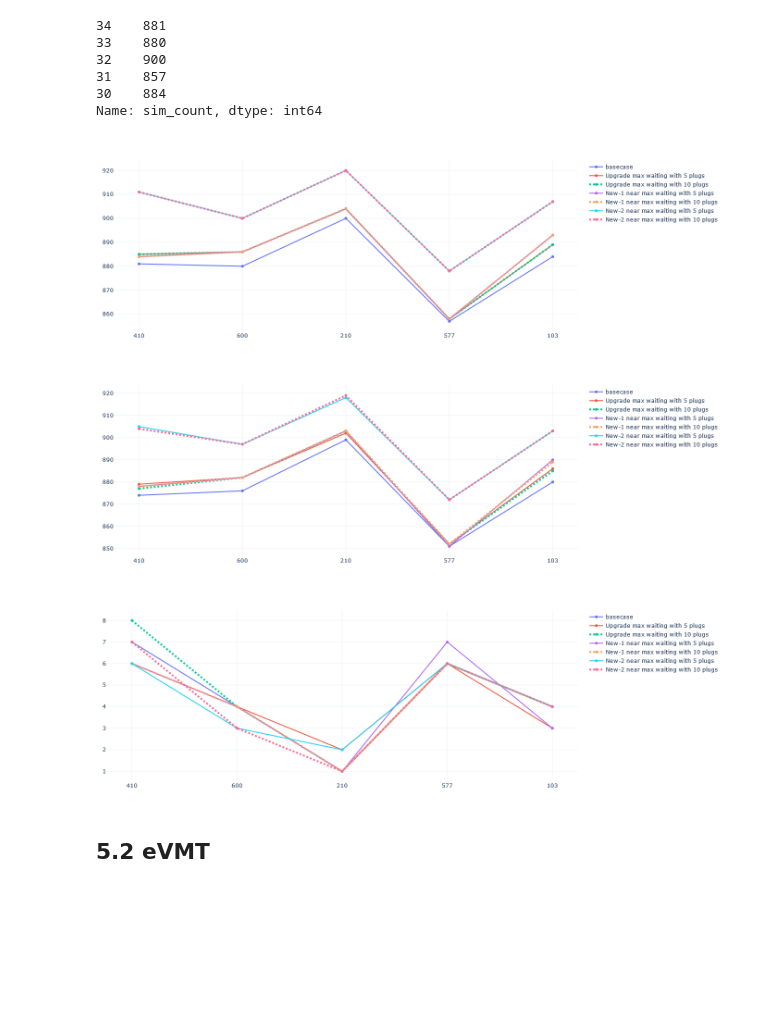
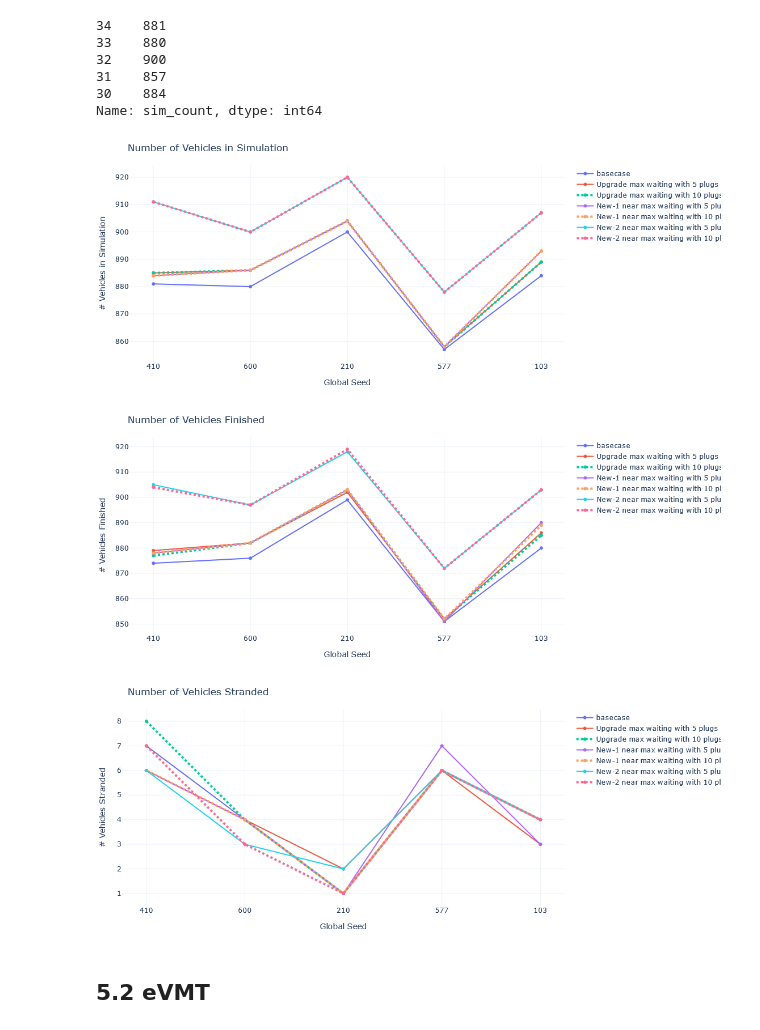
Before and after one commit to chintanp/ChargEval, a Jupyter notebook: scripts/defense_study_1.ipynb, the cells around one changed output. Drawn from its saved outputs; the diff is of its cells as text; code cells hidden in the pictures; blank space fills up the shorter version.

Commit message:
local work on data analysis

```diff
--- a/scripts/defense_study_1.ipynb
+++ b/scripts/defense_study_1.ipynb
@@ -349,11 +349,11 @@ from evtrip_scenarios ets
               on ets.analysis_id = ecs.analysis_id
 join (select count(wait_id) as wait_count, analysis_id from evse_evs_waiting group by analysis_id) as ew
               on ets.analysis_id = ew.analysis_id
-where ets.analysis_id IN (select analysis_id from analysis_record where set_id IN %s UNION (select %s as analysis_id))
+where ets.analysis_id IN (select analysis_id from analysis_record where set_id IN %s)
 group by ets.analysis_id, nevse_count, ef.fin_count, es.str_count, ef.evmt, ecs.cs_count, ew.wait_count
 order by ets.analysis_id desc
 ;"""
-count_stats = pd.read_sql_query(sql=sql_count_stats, con=conn, params=(set_id,basecase_aid))
+count_stats = pd.read_sql_query(sql=sql_count_stats, con=conn, params=(set_id,))
 #count_stats.sort_values(by=['analysis_id'], inplace=True)
 count_stats
 # %% [output]
@@ -492,32 +504,34 @@ Name: sim_count, dtype: int64
 # %%
 # EVs in simulation
 fig = go.Figure()
 fig.add_trace(go.Scatter(x=seeds, y=count_stats[(500 <= count_stats['analysis_id']) & (count_stats['analysis_id']<= 504)].sort_values('analysis_id')['sim_count'],
                     mode='lines+markers',
                     name='basecase'))
 fig.add_trace(go.Scatter(x=seeds, y=count_stats[(506 <= count_stats['analysis_id']) & (count_stats['analysis_id']<= 510)].sort_values('analysis_id')['sim_count'],
                     mode='lines+markers',
                     name='Upgrade max waiting with 5 plugs'))
 fig.add_trace(go.Scatter(x=seeds, y=count_stats[(511 <= count_stats['analysis_id']) & (count_stats['analysis_id']<= 515)].sort_values('analysis_id')['sim_count'],
                     mode='lines+markers',
                     name='Upgrade max waiting with 10 plugs', line=dict(width=4, dash='dot')))
 fig.add_trace(go.Scatter(x=seeds, y=count_stats[(516 <= count_stats['analysis_id']) & (count_stats['analysis_id']<= 520)].sort_values('analysis_id')['sim_count'],
                     mode='lines+markers',
                     name='New-1 near max waiting with 5 plugs'))
 fig.add_trace(go.Scatter(x=seeds, y=count_stats[(521 <= count_stats['analysis_id']) & (count_stats['analysis_id']<= 525)].sort_values('analysis_id')['sim_count'],
                     mode='lines+markers',
                     name='New-1 near max waiting with 10 plugs', line=dict(width=4, dash='dot')))
 fig.add_trace(go.Scatter(x=seeds, y=count_stats[(526 <= count_stats['analysis_id']) & (count_stats['analysis_id']<= 530)].sort_values('analysis_id')['sim_count'],
                     mode='lines+markers',
                     name='New-2 near max waiting with 5 plugs'))
 fig.add_trace(go.Scatter(x=seeds, y=count_stats[(531 <= count_stats['analysis_id']) & (count_stats['analysis_id']<= 535)].sort_values('analysis_id')['sim_count'],
                     mode='lines+markers',
                     name='New-2 near max waiting with 10 plugs', line=dict(width=4, dash='dot')))
 fig.update_xaxes(type='category')
-fig.update_layout(margin=dict(l=20, r=20, t=50, b=20), uniformtext_minsize=8, uniformtext_mode='hide', template='plotly_white')
+fig.update_layout(margin=dict(l=20, r=20, t=50, b=20), uniformtext_minsize=8, uniformtext_mode='hide', template='plotly_white', title="Number of Vehicles in Simulation",
+        yaxis_title="# Vehicles in Simulation",
+        xaxis_title="Global Seed")
 fig.show()
 # %% [output]
-[figure, old version]
+[figure, new version]
 # %%
 # EVs finished
 fig = go.Figure()
@@ -543,10 +557,12 @@ fig.add_trace(go.Scatter(x=seeds, y=count_stats[(531 <= count_stats['analysis_id
                     mode='lines+markers',
                     name='New-2 near max waiting with 10 plugs', line=dict(width=4, dash='dot')))
 fig.update_xaxes(type='category')
-fig.update_layout(margin=dict(l=20, r=20, t=50, b=20), uniformtext_minsize=8, uniformtext_mode='hide', template='plotly_white')
+fig.update_layout(margin=dict(l=20, r=20, t=50, b=20), uniformtext_minsize=8, uniformtext_mode='hide', template='plotly_white', title="Number of Vehicles Finished",
+        yaxis_title="# Vehicles Finished",
+        xaxis_title="Global Seed")
 fig.show()
 # %% [output]
-[figure, old version]
+[figure, new version]
 # %%
 # EVs stranded
 fig = go.Figure()
@@ -572,10 +588,12 @@ fig.add_trace(go.Scatter(x=seeds, y=count_stats[(531 <= count_stats['analysis_id
                     mode='lines+markers',
                     name='New-2 near max waiting with 10 plugs', line=dict(width=4, dash='dot')))
 fig.update_xaxes(type='category')
-fig.update_layout(margin=dict(l=20, r=20, t=50, b=20), uniformtext_minsize=8, uniformtext_mode='hide', template='plotly_white')
+fig.update_layout(margin=dict(l=20, r=20, t=50, b=20), uniformtext_minsize=8, uniformtext_mode='hide', template='plotly_white', title="Number of Vehicles Stranded",
+        yaxis_title="# Vehicles Stranded",
+        xaxis_title="Global Seed")
 fig.show()
 # %% [output]
-[figure, old version]
+[figure, new version]
 # %% [markdown]
 ## 5.2 eVMT
 # %%
```
Also changed, not shown: parts of 15 cells of this notebook, 1 other file.
